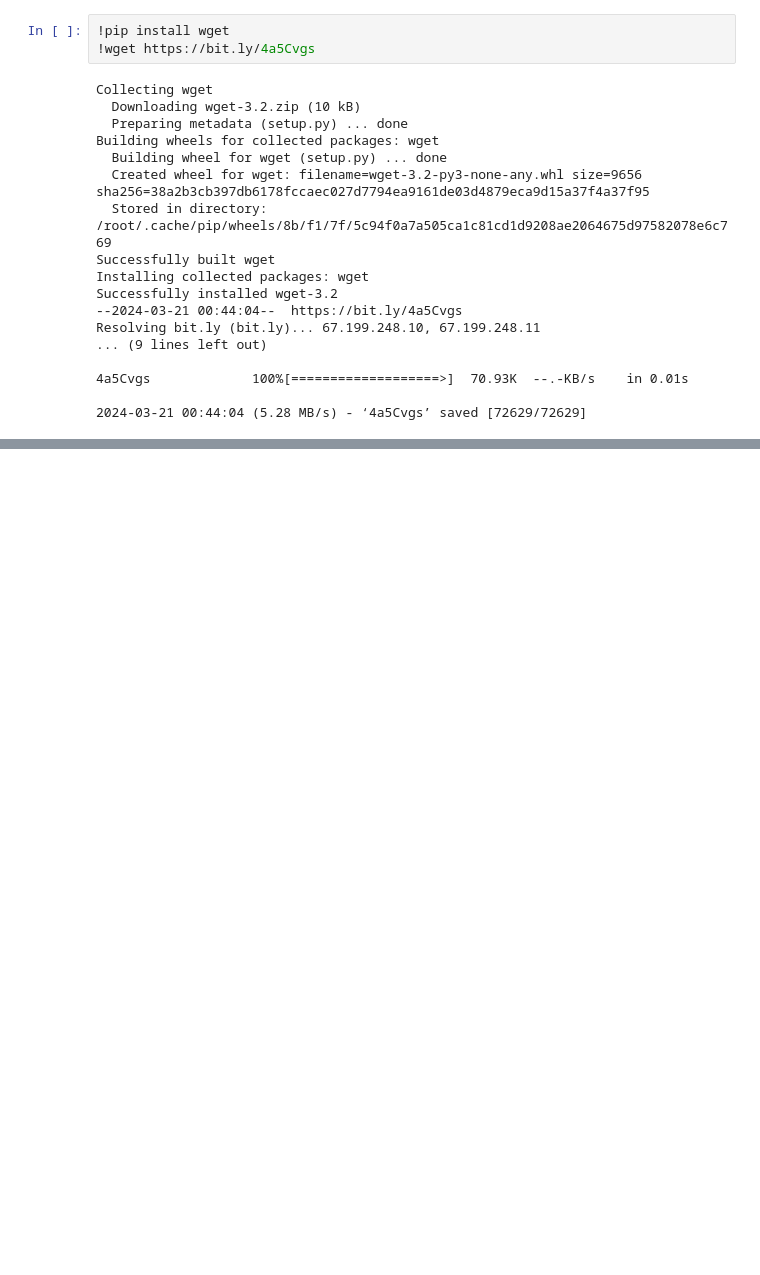
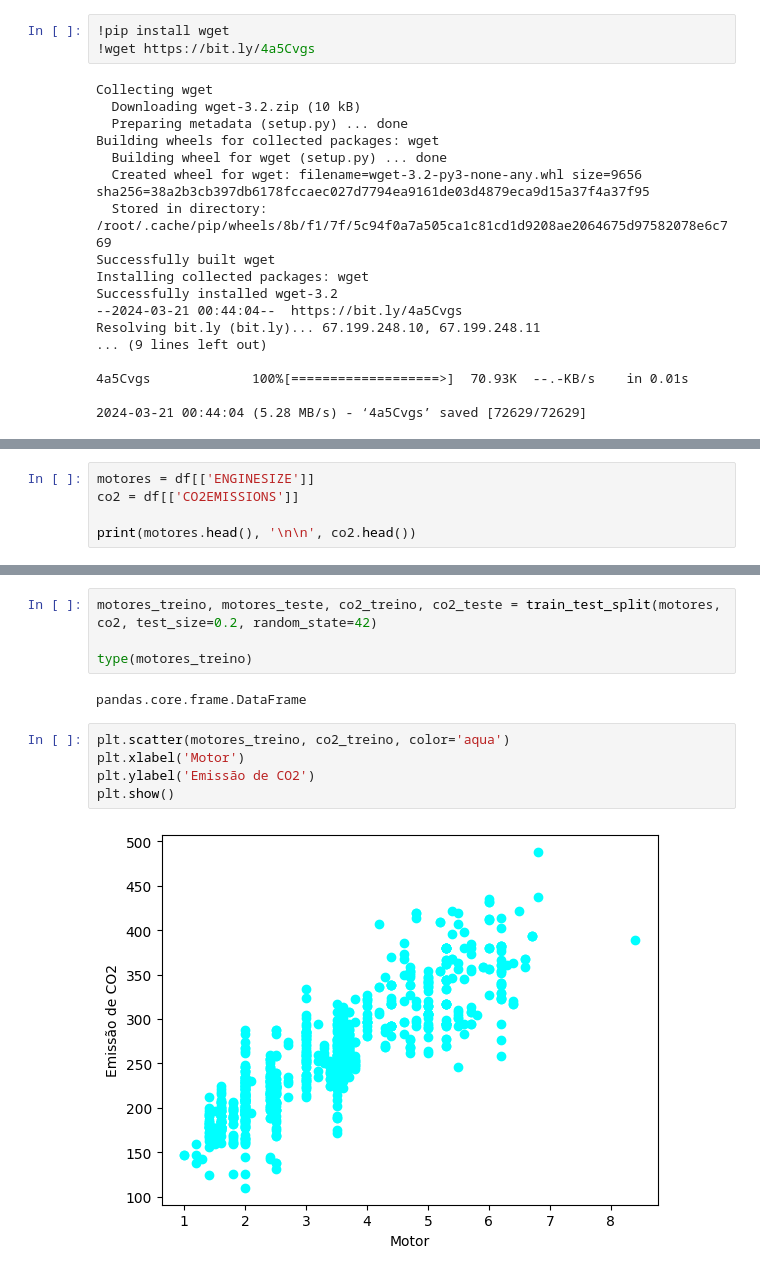
Before and after one commit to HugoLeda/machine_learning, a Jupyter notebook: 20240320.ipynb, the cells around one changed output, grey strips where cells are left out. Saved outputs shown, nothing was run; the diff lists cells and outputs as text; blank space fills up the shorter version.

```diff
--- a/20240320.ipynb
+++ b/20240320.ipynb
@@ -42,0 +55,5 @@ df.head()
+# %%
+motores = df[['ENGINESIZE']]
+co2 = df[['CO2EMISSIONS']]
+
+print(motores.head(), '\n\n', co2.head())
@@ -42,0 +74,13 @@ df.head()
+# %%
+motores_treino, motores_teste, co2_treino, co2_teste = train_test_split(motores, co2, test_size=0.2, random_state=42)
+
+type(motores_treino)
+# %% [output]
+pandas.core.frame.DataFrame
+# %%
+plt.scatter(motores_treino, co2_treino, color='aqua')
+plt.xlabel('Motor')
+plt.ylabel('Emissão de CO2')
+plt.show()
+# %% [output]
+[figure, added]
```
Also changed, not shown: parts of 2 cells of this notebook.
